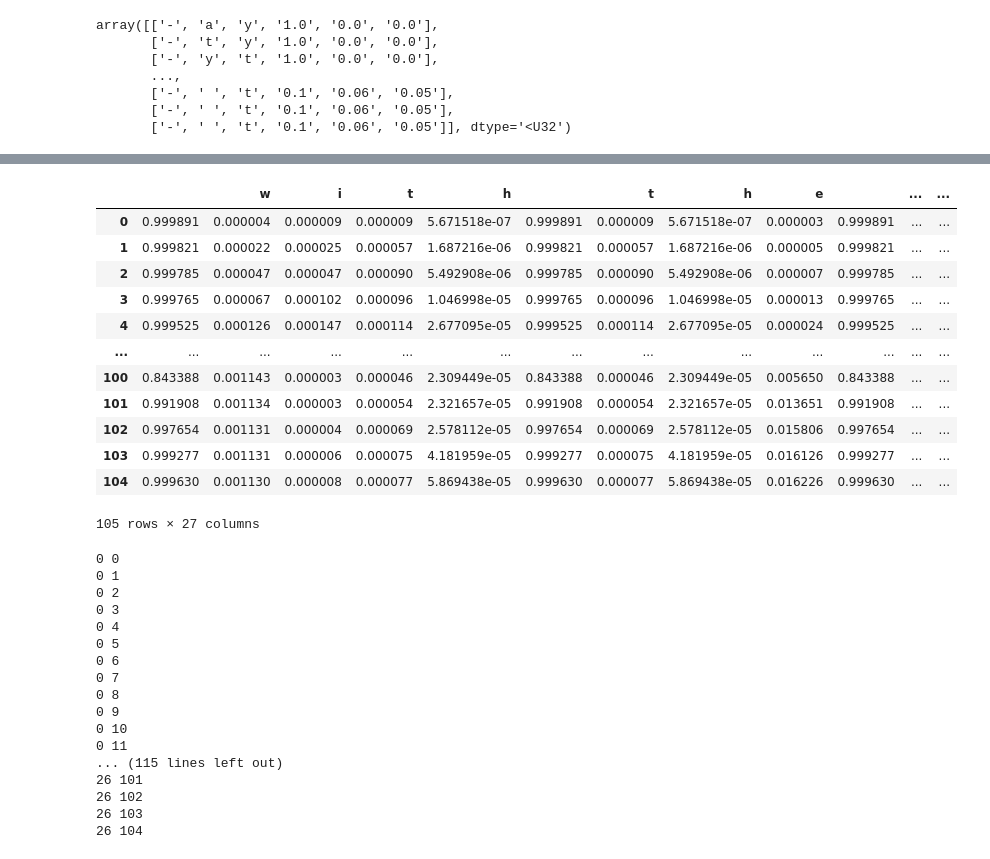
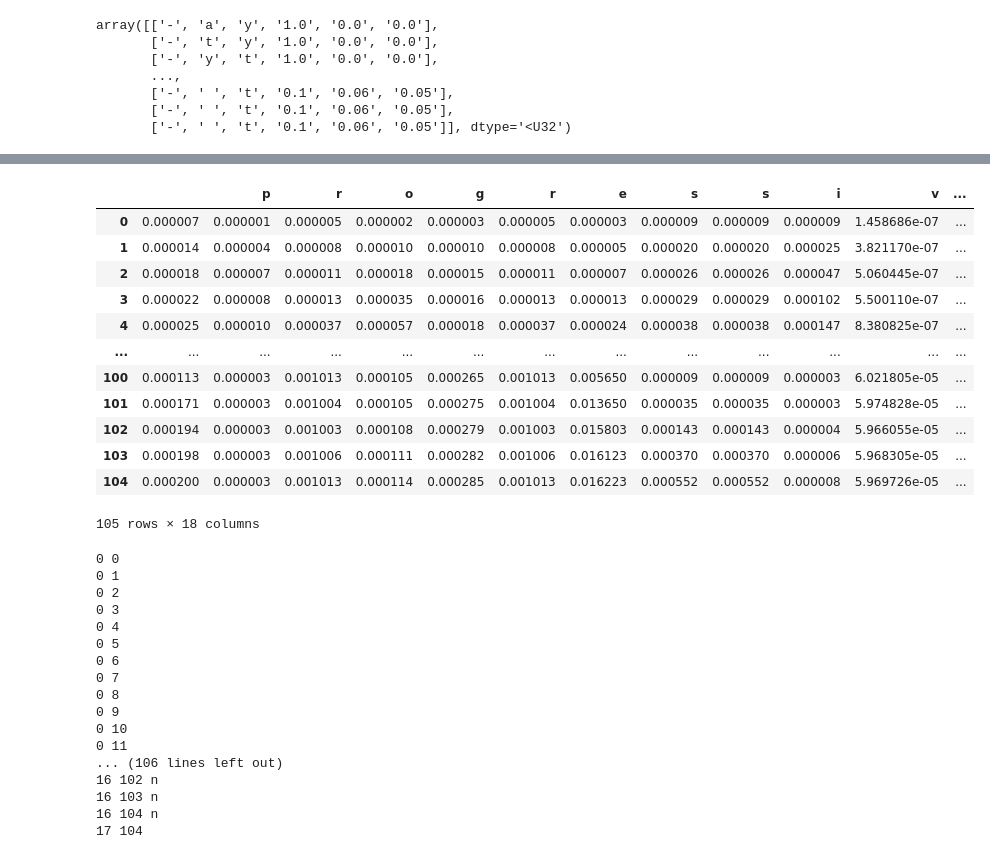
Before and after one commit to Breedoon/BookSync, a Jupyter notebook: __main__.ipynb, the cells around one changed output, grey strips where cells are left out. Cells and saved outputs as stored; diff of their text form; code cells hidden in the pictures.

```diff
--- a/__main__.ipynb
+++ b/__main__.ipynb
@@ -105,44 +63,45 @@ array([['8', 'i', '44'],
 # %%
-probs = logits[:105, :-1].copy()  # the progressive dawn
+probs = logits[:105, :].copy()  # the progressive dawn
 # probs[:, 0] += probs[:, -1]  # mix spaces and blanks (for simplicity)
 
 # If the model inserts a blank or a space after a character,
 # prolong that character's probability so that DTW simply repeats it,
 # instead of stopping the thread, for example:
 #   blank  d    a    w        blank  d    a    w
 #     0    0.8  0    0          0    0.8  0    0
 #     0.5  0.1  0    0          0.5  0.5  0    0
 #     0.8  0    0    0    ->    0.8  0.4  0    0
 #     0.1  0    0.7  0          0.1  0    0.7  0
 #     0    0    0    0.7        0    0    0    0.7
 for i in range(1, len(probs)):
     probs[i, :-1] += probs[i, -1] * probs[i - 1, :-1]
 
 # Surround with blanks b/c recording has silence in the beginning and at the end
 # and one of assumptions of DTW is that index of one array maps onto first index of the other array
-transcript = ' ' + 'with the progressive dawn' + ' '# ' with the progressive dawn '
+transcript = ' ' + 'progressive dawn' + ' '
+# transcript = ' ' + true_text + ' '
 
 trpt_ind_map = pd.Series(np.arange(len(alph)), index=alph)
 
 trpt_inds = trpt_ind_map[list(transcript)].values
 p_fit = probs[:, trpt_inds]
 
 mapping = pd.DataFrame(p_fit, columns=list(transcript))
 mapping
 # %% [output]
-|  |  | w | i | t | h |  | t | h | e |  | ... | ... |
-| 0 | 0.999891 | 0.000004 | 0.000009 | 0.000009 | 5.671518e-07 | 0.999891 | 0.000009 | 5.671518e-07 | 0.000003 | 0.999891 | ... | ... |
-| 1 | 0.999821 | 0.000022 | 0.000025 | 0.000057 | 1.687216e-06 | 0.999821 | 0.000057 | 1.687216e-06 | 0.000005 | 0.999821 | ... | ... |
-| 2 | 0.999785 | 0.000047 | 0.000047 | 0.000090 | 5.492908e-06 | 0.999785 | 0.000090 | 5.492908e-06 | 0.000007 | 0.999785 | ... | ... |
-| 3 | 0.999765 | 0.000067 | 0.000102 | 0.000096 | 1.046998e-05 | 0.999765 | 0.000096 | 1.046998e-05 | 0.000013 | 0.999765 | ... | ... |
-| 4 | 0.999525 | 0.000126 | 0.000147 | 0.000114 | 2.677095e-05 | 0.999525 | 0.000114 | 2.677095e-05 | 0.000024 | 0.999525 | ... | ... |
+|  |  | p | r | o | g | r | e | s | s | i | v | ... |
+| 0 | 0.000007 | 0.000001 | 0.000005 | 0.000002 | 0.000003 | 0.000005 | 0.000003 | 0.000009 | 0.000009 | 0.000009 | 1.458686e-07 | ... |
+| 1 | 0.000014 | 0.000004 | 0.000008 | 0.000010 | 0.000010 | 0.000008 | 0.000005 | 0.000020 | 0.000020 | 0.000025 | 3.821170e-07 | ... |
+| 2 | 0.000018 | 0.000007 | 0.000011 | 0.000018 | 0.000015 | 0.000011 | 0.000007 | 0.000026 | 0.000026 | 0.000047 | 5.060445e-07 | ... |
+| 3 | 0.000022 | 0.000008 | 0.000013 | 0.000035 | 0.000016 | 0.000013 | 0.000013 | 0.000029 | 0.000029 | 0.000102 | 5.500110e-07 | ... |
+| 4 | 0.000025 | 0.000010 | 0.000037 | 0.000057 | 0.000018 | 0.000037 | 0.000024 | 0.000038 | 0.000038 | 0.000147 | 8.380825e-07 | ... |
 | ... | ... | ... | ... | ... | ... | ... | ... | ... | ... | ... | ... | ... |
-| 100 | 0.843388 | 0.001143 | 0.000003 | 0.000046 | 2.309449e-05 | 0.843388 | 0.000046 | 2.309449e-05 | 0.005650 | 0.843388 | ... | ... |
-| 101 | 0.991908 | 0.001134 | 0.000003 | 0.000054 | 2.321657e-05 | 0.991908 | 0.000054 | 2.321657e-05 | 0.013651 | 0.991908 | ... | ... |
-| 102 | 0.997654 | 0.001131 | 0.000004 | 0.000069 | 2.578112e-05 | 0.997654 | 0.000069 | 2.578112e-05 | 0.015806 | 0.997654 | ... | ... |
-| 103 | 0.999277 | 0.001131 | 0.000006 | 0.000075 | 4.181959e-05 | 0.999277 | 0.000075 | 4.181959e-05 | 0.016126 | 0.999277 | ... | ... |
-| 104 | 0.999630 | 0.001130 | 0.000008 | 0.000077 | 5.869438e-05 | 0.999630 | 0.000077 | 5.869438e-05 | 0.016226 | 0.999630 | ... | ... |
+| 100 | 0.000113 | 0.000003 | 0.001013 | 0.000105 | 0.000265 | 0.001013 | 0.005650 | 0.000009 | 0.000009 | 0.000003 | 6.021805e-05 | ... |
+| 101 | 0.000171 | 0.000003 | 0.001004 | 0.000105 | 0.000275 | 0.001004 | 0.013650 | 0.000035 | 0.000035 | 0.000003 | 5.974828e-05 | ... |
+| 102 | 0.000194 | 0.000003 | 0.001003 | 0.000108 | 0.000279 | 0.001003 | 0.015803 | 0.000143 | 0.000143 | 0.000004 | 5.966055e-05 | ... |
+| 103 | 0.000198 | 0.000003 | 0.001006 | 0.000111 | 0.000282 | 0.001006 | 0.016123 | 0.000370 | 0.000370 | 0.000006 | 5.968305e-05 | ... |
+| 104 | 0.000200 | 0.000003 | 0.001013 | 0.000114 | 0.000285 | 0.001013 | 0.016223 | 0.000552 | 0.000552 | 0.000008 | 5.969726e-05 | ... |
-105 rows × 27 columns
+105 rows × 18 columns
 # %%
 from fastdtw import fastdtw
 
@@ -164,8 +123,8 @@ for i, j in path:
 0 9
 0 10
 0 11
-... (115 lines left out)
-26 101
-26 102
-26 103
-26 104
+... (106 lines left out)
+16 102 n
+16 103 n
+16 104 n
+17 104
```
Also changed, not shown: parts of 5 cells of this notebook.
